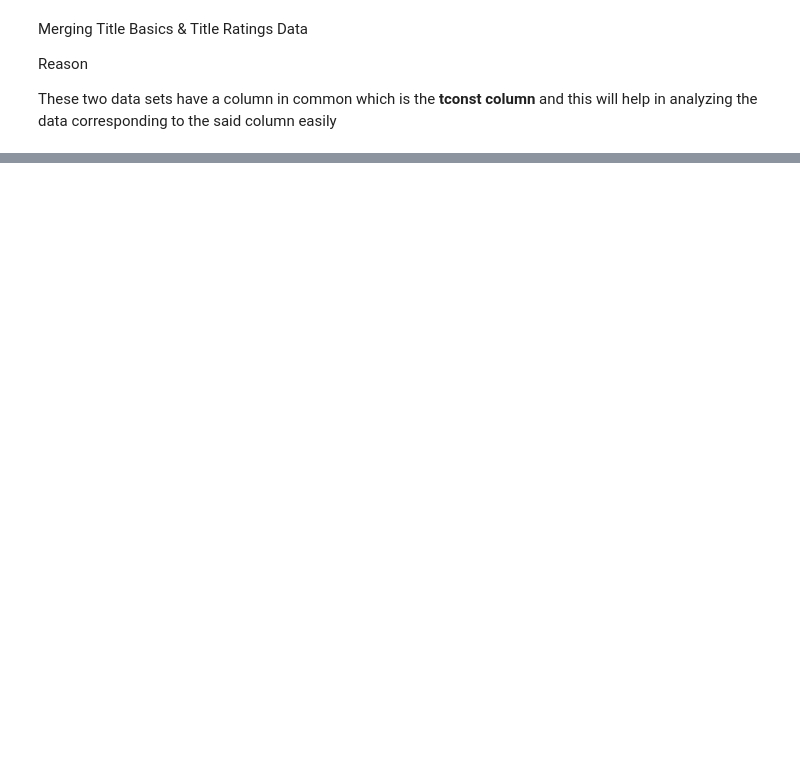
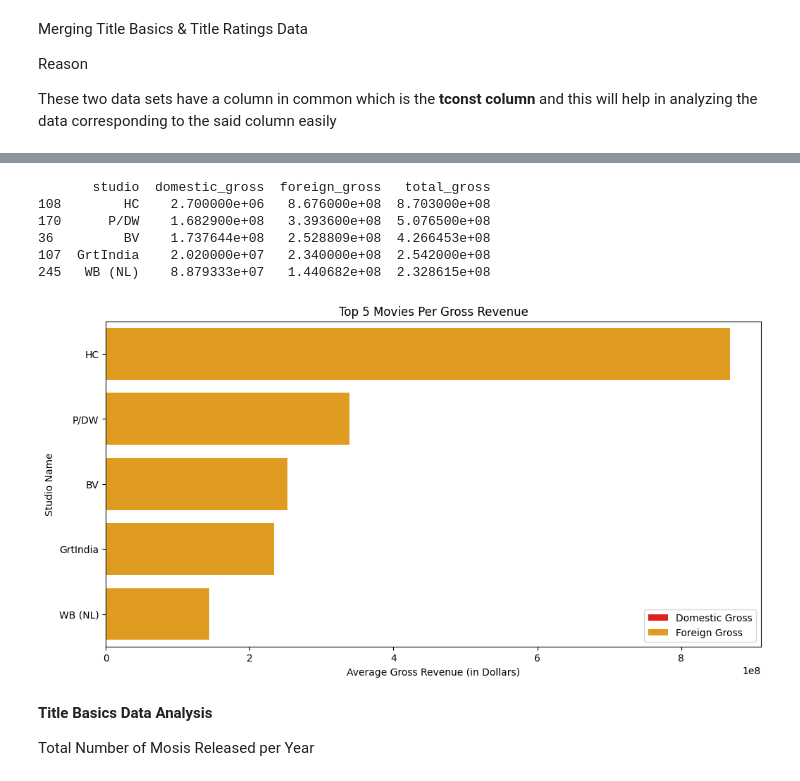
Before and after one commit to Lilian624/Microsoft-Movies-Project-1, a Jupyter notebook: student.ipynb, the cells around one changed output, grey strips where cells are left out. Drawn from its saved outputs; the diff is of its cells as text; code cells hidden in the pictures; blank space fills up the shorter version.

```diff
--- a/student.ipynb
+++ b/student.ipynb
@@ -311,0 +373,3 @@ memory usage: 4.5+ MB
+# %%
+average_revenue_per_studio = movie_gross_new.groupby('studio')[['domestic_gross', 'foreign_gross']].mean().reset_index()
+print(average_revenue_per_studio)
@@ -311,0 +391,29 @@ memory usage: 4.5+ MB
+# %%
+#A code that calculates the average gross revenue made per studio
+average_revenue_per_studio['total_gross'] = average_revenue_per_studio['domestic_gross'] + average_revenue_per_studio['foreign_gross']
+# Sort out for the top 5 movies and assign this to variable name top_5_movies
+top_5_studios = average_revenue_per_studio.sort_values(by='total_gross', ascending=False).head(5)
+print(top_5_studios)
+# %% [output]
+       studio  domestic_gross  foreign_gross   total_gross
+108        HC    2.700000e+06   8.676000e+08  8.703000e+08
+170      P/DW    1.682900e+08   3.393600e+08  5.076500e+08
+36         BV    1.737644e+08   2.528809e+08  4.266453e+08
+107  GrtIndia    2.020000e+07   2.340000e+08  2.542000e+08
+245   WB (NL)    8.879333e+07   1.440682e+08  2.328615e+08
+# %%
+# Plot a graph for the top 5 highest revenue generating movies
+plt.figure(figsize=(12, 6))
+sns.barplot(data=top_5_studios, x='domestic_gross', y='studio', color='red', label='Domestic Gross')
+sns.barplot(data=top_5_studios, x='foreign_gross', y='studio', color='orange', label='Foreign Gross')
+plt.title('Top 5 Movies Per Gross Revenue')
+plt.xlabel('Average Gross Revenue (in Dollars)')
+plt.ylabel('Studio Name')
+plt.legend()
+plt.show()
+# %% [output]
+[figure, added]
+# %% [markdown]
+**Title Basics Data Analysis**
+
+Total Number of Mosis Released per Year
```
Also changed, not shown: parts of 18 cells of this notebook.
